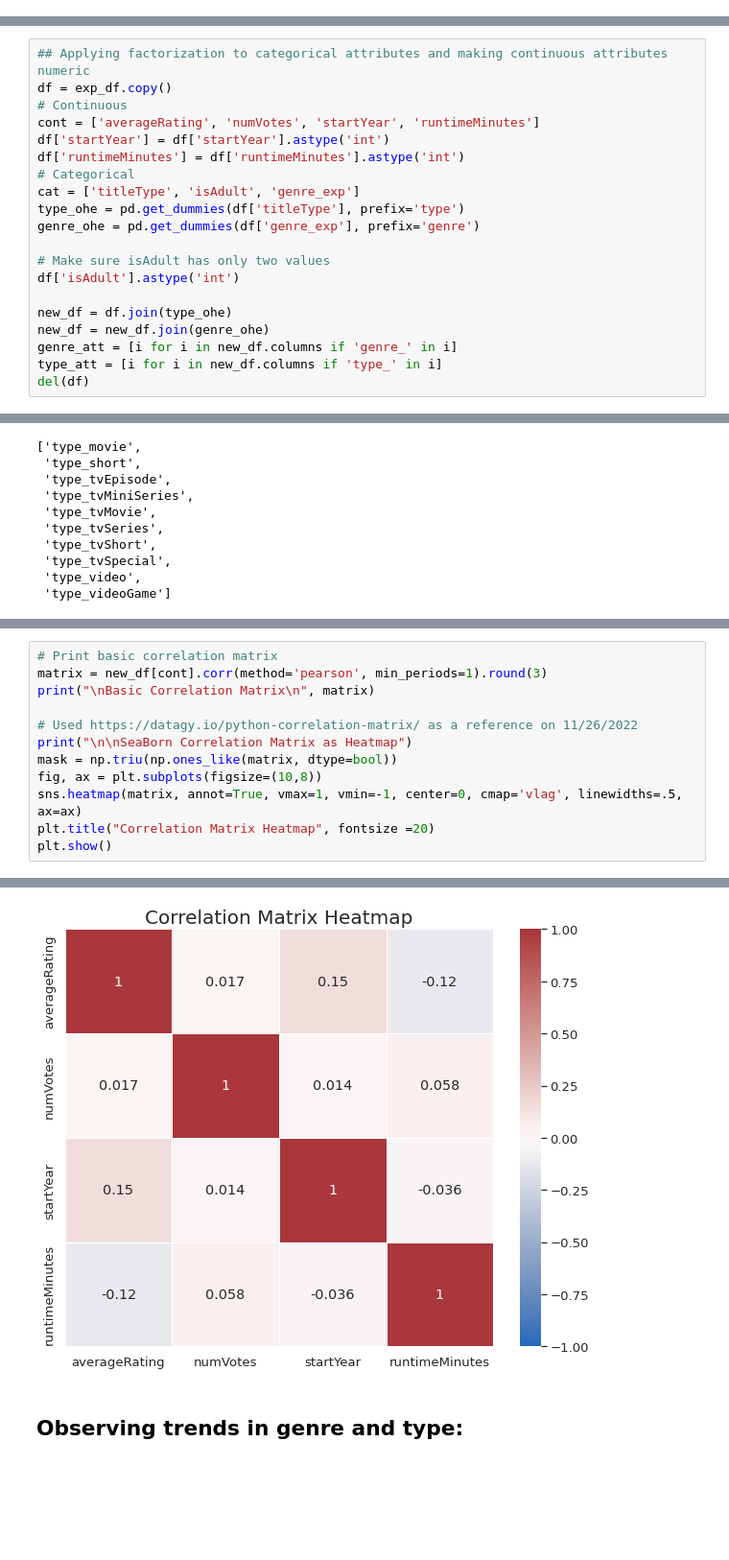
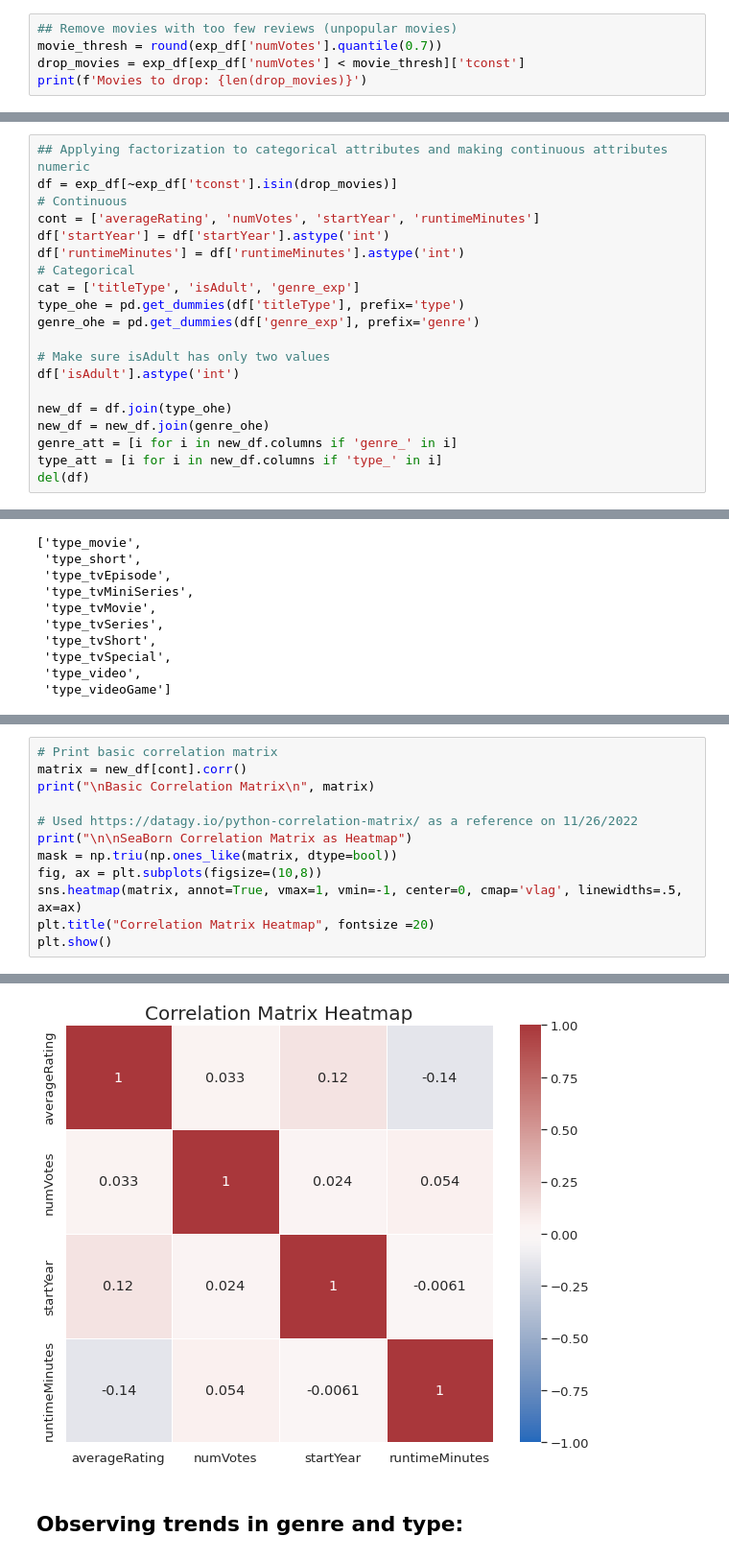
Before and after one commit to dash2927/ABCD, a Jupyter notebook: imdbEDA.ipynb, the cells around one changed output, grey strips where cells are left out. Shown at 96% size. Cells and saved outputs as stored; diff of their text form; blank space fills up the shorter version.

Commit message:
adjusted threshold for imdb number of votes

```diff
--- a/imdbEDA.ipynb
+++ b/imdbEDA.ipynb
@@ -343,3 +343,8 @@ exp_df[corr_vals].head()
 | 2 | 5.8 | 256 | short | 0 | 1892 | 5 | Animation |
 | 3 | 5.8 | 256 | short | 0 | 1892 | 5 | Short |
 | 4 | 6.5 | 1712 | short | 0 | 1892 | 4 | Animation |
+# %%
+## Remove movies with too few reviews (unpopular movies)
+movie_thresh = round(exp_df['numVotes'].quantile(0.7))
+drop_movies = exp_df[exp_df['numVotes'] < movie_thresh]['tconst']
+print(f'Movies to drop: {len(drop_movies)}')
@@ -348,7 +355,7 @@ exp_df[corr_vals].head()
 corr_vals = ['averageRating', 'numVotes', 'titleType', 'isAdult', 'startYear', 'runtimeMinutes', 'genre_exp']
 # %%
 ## Applying factorization to categorical attributes and making continuous attributes numeric
-df = exp_df.copy()
+df = exp_df[~exp_df['tconst'].isin(drop_movies)]
 # Continuous
 cont = ['averageRating', 'numVotes', 'startYear', 'runtimeMinutes']
 df['startYear'] = df['startYear'].astype('int')
@@ -401,6 +400,6 @@ exp_df[corr_vals].head()
 # %%
 # Print basic correlation matrix
-matrix = new_df[cont].corr(method='pearson', min_periods=1).round(3)
+matrix = new_df[cont].corr()
 print("\nBasic Correlation Matrix\n", matrix)
 
 # Used https://datagy.io/python-correlation-matrix/ as a reference on 11/26/2022
@@ -420,7 +419,7 @@ runtimeMinutes         -0.122     0.058     -0.036           1.000
 
 
 SeaBorn Correlation Matrix as Heatmap
-[figure, old version]
+[figure, new version]
 # %% [markdown]
 ##  Observing trends in genre and type:
 # %%
```
Also changed, not shown: parts of 6 cells of this notebook.
